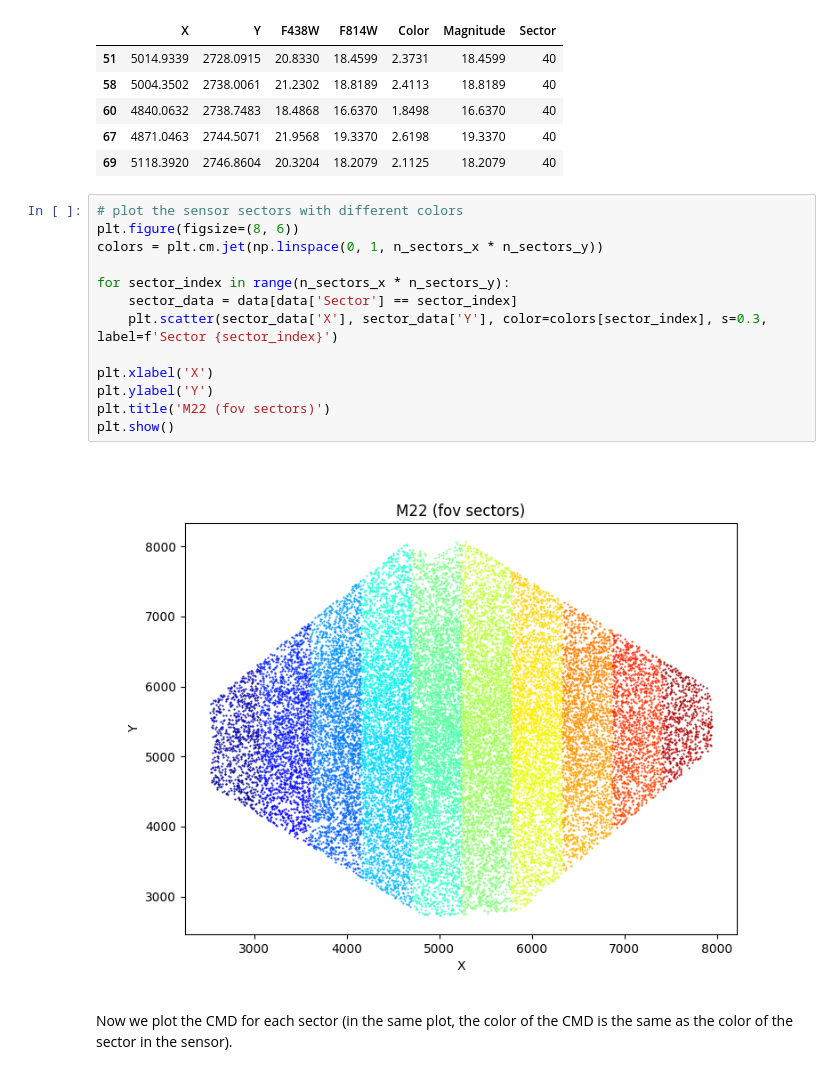
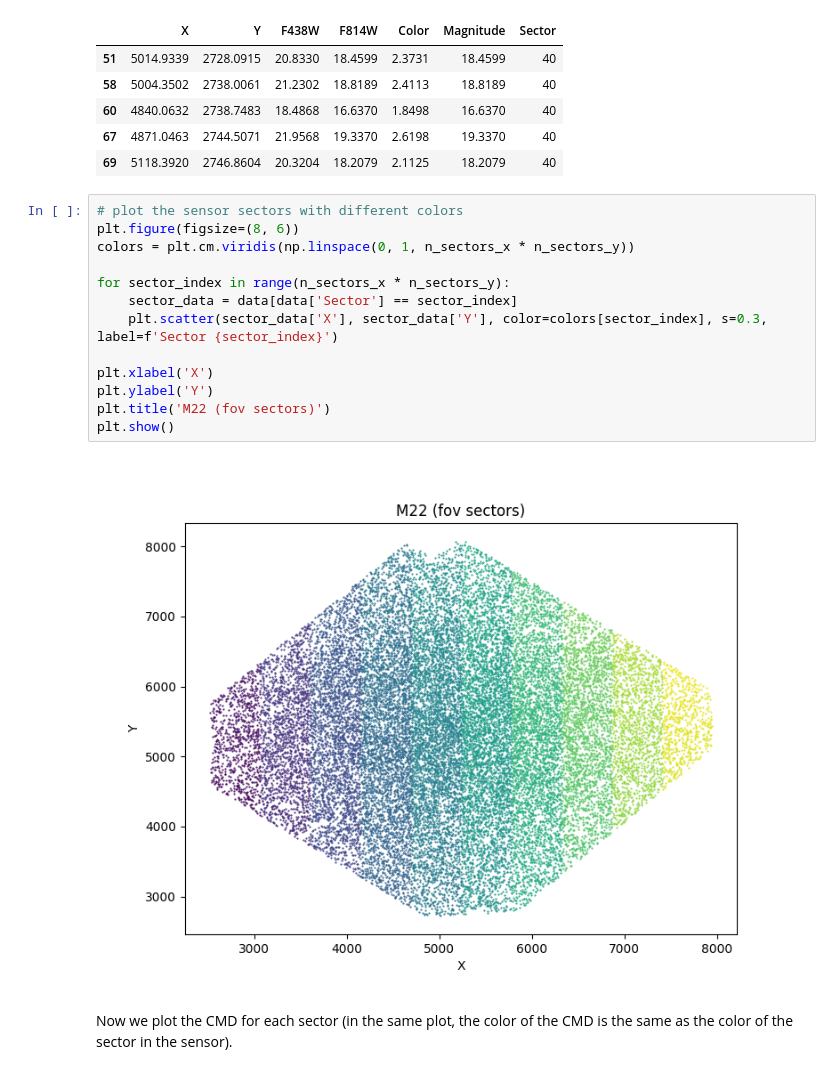
Before and after one commit to giadaaggio/stellar_rp, a Jupyter notebook: M22.ipynb, the cells around one changed output. Cells and saved outputs as stored; diff of their text form.

Commit message:
changed colormaps

```diff
--- a/M22.ipynb
+++ b/M22.ipynb
@@ -135,18 +135,18 @@ data.head()
 # %%
 # plot the sensor sectors with different colors
 plt.figure(figsize=(8, 6))
-colors = plt.cm.jet(np.linspace(0, 1, n_sectors_x * n_sectors_y))
+colors = plt.cm.viridis(np.linspace(0, 1, n_sectors_x * n_sectors_y))
 
 for sector_index in range(n_sectors_x * n_sectors_y):
     sector_data = data[data['Sector'] == sector_index]
     plt.scatter(sector_data['X'], sector_data['Y'], color=colors[sector_index], s=0.3, label=f'Sector {sector_index}')
 
 plt.xlabel('X')
 plt.ylabel('Y')
 plt.title('M22 (fov sectors)')
 plt.show()
 # %% [output]
-[figure, old version]
+[figure, new version]
 # %% [markdown]
 Now we plot the CMD for each sector (in the same plot, the color of the CMD is the same as the color of the sector in the sensor).
 # %%
```
Also changed, not shown: parts of 4 cells of this notebook, 1 other file.
